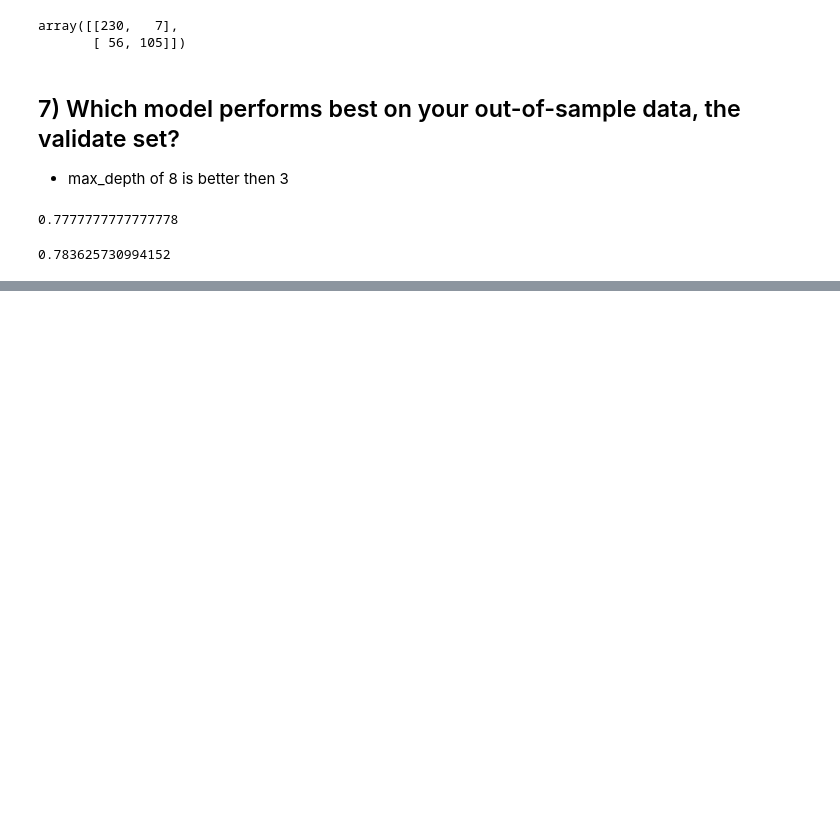
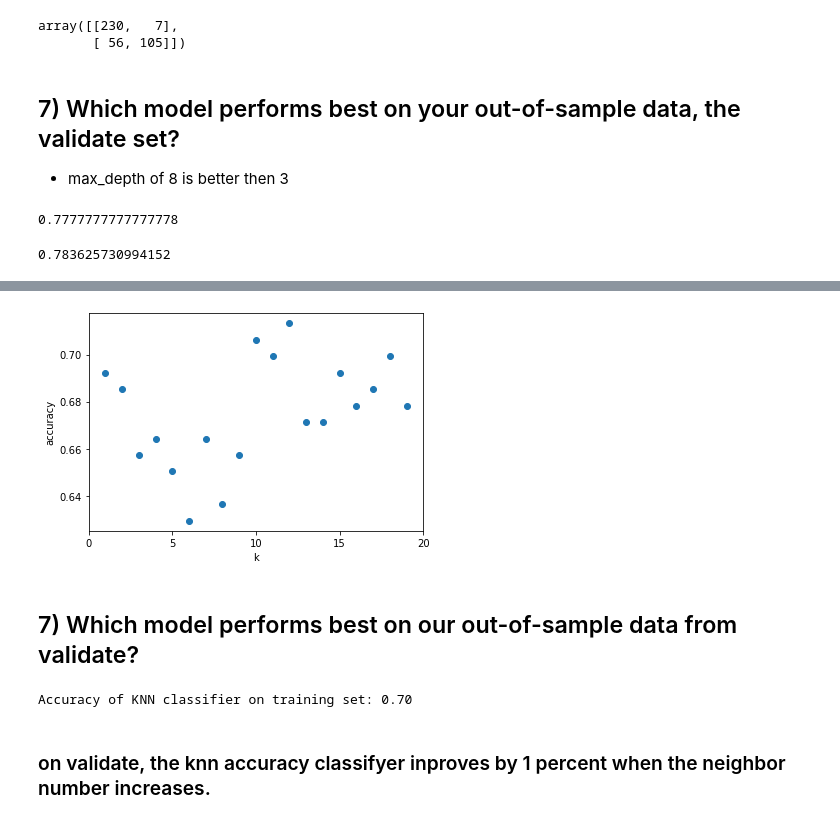
Before and after one commit to EribertoContreras/classification_exercises, a Jupyter notebook: model.ipynb, the cells around one changed output, grey strips where cells are left out. Drawn from its saved outputs; the diff is of its cells as text; code cells hidden in the pictures; blank space fills up the shorter version.

```diff
--- a/model.ipynb
+++ b/model.ipynb
@@ -808,0 +835,2 @@ Support (1): 95
+# %%
+knn.fit(X_train, y_train)
@@ -808,0 +956,27 @@ Support (1): 95
+# %%
+k_range = range(1, 20)
+scores = []
+for k in k_range:
+    knn = KNeighborsClassifier(n_neighbors = k)
+    knn.fit(X_train, y_train)
+    scores.append(knn.score(X_test, y_test))
+plt.figure()
+plt.xlabel('k')
+plt.ylabel('accuracy')
+plt.scatter(k_range, scores)
+plt.xticks([0,5,10,15,20])
+plt.show()
+# %% [output]
+[figure, added]
+# %% [markdown]
+## 7) Which model performs best on our out-of-sample data from validate?
+# %%
+knn.fit(X_validate, y_validate)
+y_pred = knn.predict(X_validate)
+y_pred_proba = knn.predict_proba(X_validate)
+print('Accuracy of KNN classifier on training set: {:.2f}'
+     .format(knn.score(X_validate, y_validate)))
+# %% [output]
+Accuracy of KNN classifier on training set: 0.70
+# %% [markdown]
+### on validate, the knn accuracy classifyer inproves by 1 percent when the neighbor number increases.
```
Also changed, not shown: parts of 93 cells of this notebook, 2 other files.
